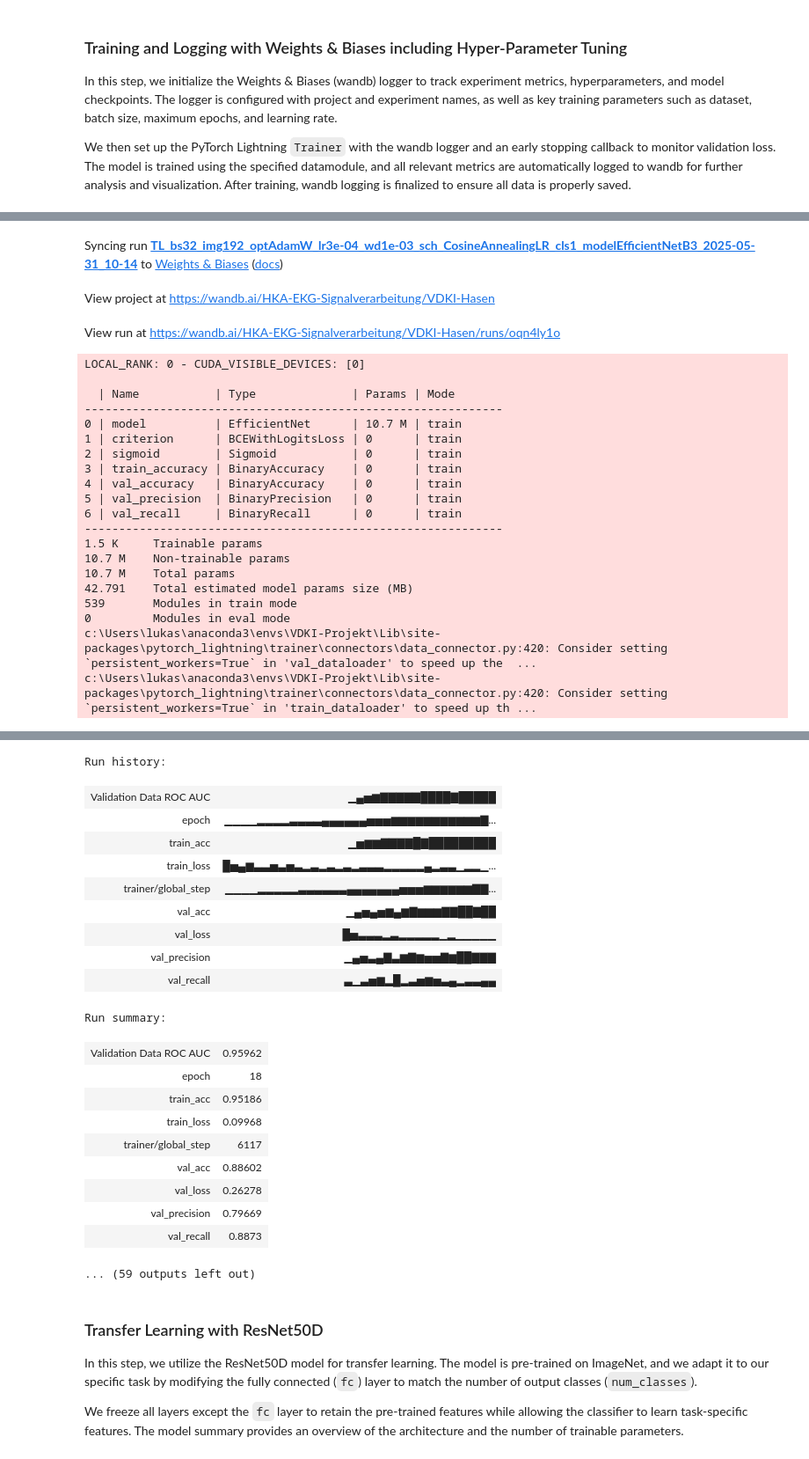
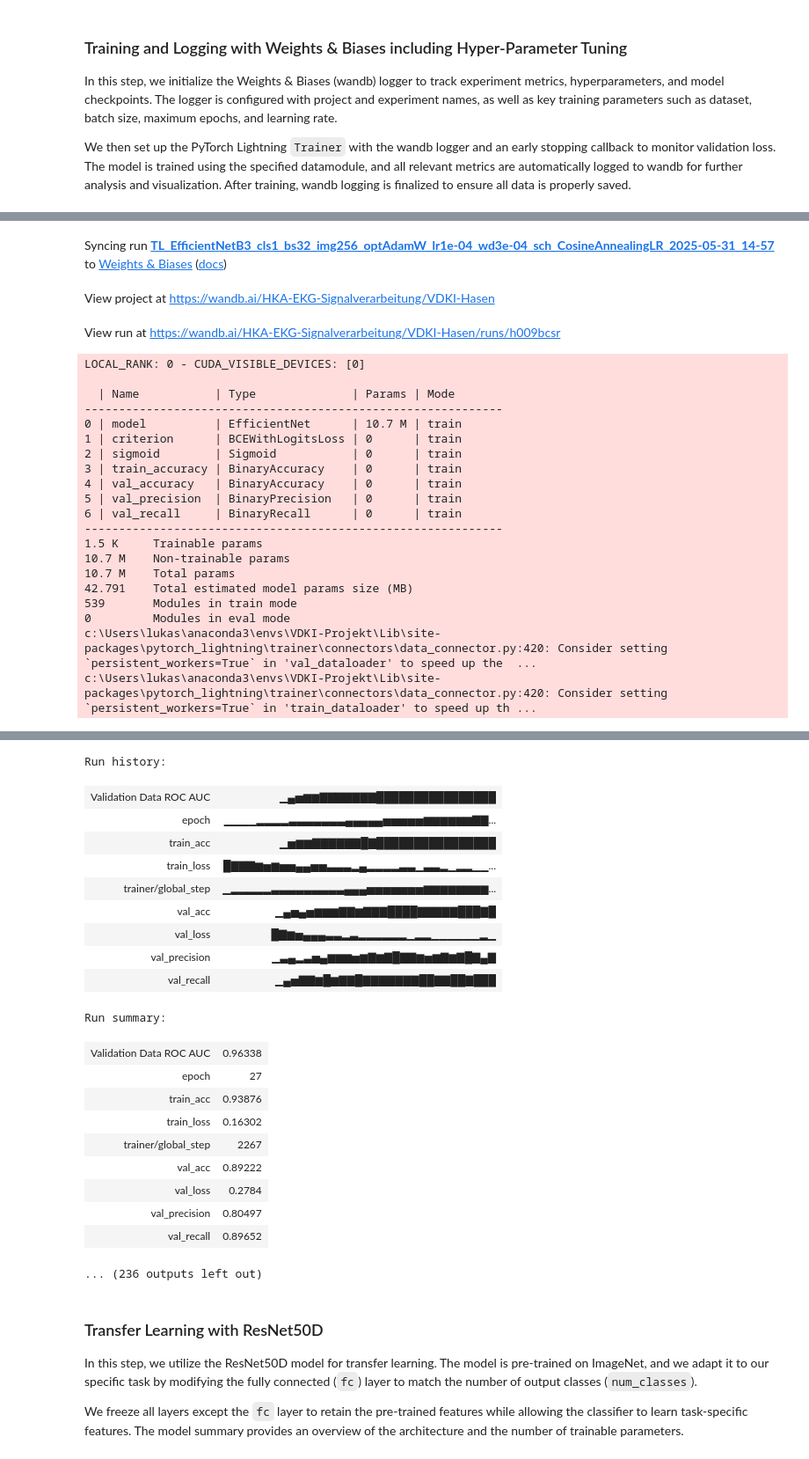
Before and after one commit to lukpausr/HKA_VDKI, a Jupyter notebook: main transferlearning.ipynb, the cells around one changed output, grey strips where cells are left out. Shown: that part at 88% size. Drawn from its saved outputs; the diff is of its cells as text; code cells hidden in the pictures.

```diff
--- a/main transferlearning.ipynb
+++ b/main transferlearning.ipynb
@@ -130,7 +130,7 @@ config['sweep_id'] = datetime.datetime.now().strftime("%Y%m%d_%H%M")
 
 def objective(trial):
     model_fct = getEfficientNetB3_model
-    trainer = OptunaTrainer(
+    trainer = TLOptunaTrainer(
         model=model_fct,                        # Function to create the model
         config=config,
         normalize_mean=[0.485, 0.456, 0.406],
@@ -146,8 +146,7 @@ study = optuna.create_study(direction="minimize")  # because we minimize val_los
 optuna.logging.set_verbosity(optuna.logging.WARNING)
 
 # Start the hyperparameter optimization
-# study.optimize(objective, n_trials=config['number_of_trials'])
-study.optimize(objective, n_trials=5)
+study.optimize(objective, n_trials=config['number_of_trials'])
 
 # Best result
 print("Best trial:")
@@ -165,48 +164,48 @@ Run data is saved locally in .\wandb\run-20250531_101439-oqn4ly1o
-Syncing run TL_bs32_img192_optAdamW_lr3e-04_wd1e-03_sch_CosineAnnealingLR_cls1_modelEfficientNetB3_2025-05-31_10-14 to Weights & Biases (docs)
+Syncing run TL_EfficientNetB3_cls1_bs32_img256_optAdamW_lr1e-04_wd3e-04_sch_CosineAnnealingLR_2025-05-31_14-57 to Weights & Biases (docs)
 View project at https://wandb.ai/HKA-EKG-Signalverarbeitung/VDKI-Hasen
-View run at https://wandb.ai/HKA-EKG-Signalverarbeitung/VDKI-Hasen/runs/oqn4ly1o
+View run at https://wandb.ai/HKA-EKG-Signalverarbeitung/VDKI-Hasen/runs/h009bcsr
 LOCAL_RANK: 0 - CUDA_VISIBLE_DEVICES: [0]
 
   | Name           | Type              | Params | Mode
 -------------------------------------------------------------
 0 | model          | EfficientNet      | 10.7 M | train
 1 | criterion      | BCEWithLogitsLoss | 0      | train
 2 | sigmoid        | Sigmoid           | 0      | train
 3 | train_accuracy | BinaryAccuracy    | 0      | train
 4 | val_accuracy   | BinaryAccuracy    | 0      | train
 5 | val_precision  | BinaryPrecision   | 0      | train
 6 | val_recall     | BinaryRecall      | 0      | train
 -------------------------------------------------------------
 1.5 K     Trainable params
 10.7 M    Non-trainable params
 10.7 M    Total params
 42.791    Total estimated model params size (MB)
 539       Modules in train mode
 0         Modules in eval mode
 c:\Users\lukas\anaconda3\envs\VDKI-Projekt\Lib\site-packages\pytorch_lightning\trainer\connectors\data_connector.py:420: Consider setting `persistent_workers=True` in 'val_dataloader' to speed up the  ...
 c:\Users\lukas\anaconda3\envs\VDKI-Projekt\Lib\site-packages\pytorch_lightning\trainer\connectors\data_connector.py:420: Consider setting `persistent_workers=True` in 'train_dataloader' to speed up th ...
 [interactive output not drawn]
 Run history:
-| Validation Data ROC AUC | ▁▄▅▆▇▇▇▇▇████▇█████ |
-| epoch | ▁▁▁▁▂▂▂▂▃▃▃▃▄▄▄▄▄▄▅▅▅▆▆▆▆▆▆▆▆▆▆▆▇... |
-| train_acc | ▁▅▆▆▇▇▇▇█▇█████████ |
-| train_loss | █▅▄▆▃▃▅▃▅▃▂▃▂▃▂▃▂▃▃▃▂▂▂▂▂▄▂▃▃▁▂▂▁... |
-| trainer/global_step | ▁▁▁▁▂▂▂▂▂▃▃▃▃▃▃▄▄▄▄▄▄▄▅▅▅▆▆▆▆▆▆▇▇... |
-| val_acc | ▁▄▅▄▅▆▄▆▇▆▆▆▇▇██▇██ |
-| val_loss | █▅▃▃▃▂▃▂▂▂▂▂▁▂▁▁▁▁▁ |
-| val_precision | ▁▄▅▃▄▇▃▆▇▆▅▅▇▆██▇▇▇ |
-| val_recall | ▃▁▃▅▆▂█▂▃▅▆▅▃▄▂▃▃▄▄ |
+| Validation Data ROC AUC | ▁▄▅▆▆▇▇▇▇▇▇▇████████████████ |
+| epoch | ▁▁▁▁▂▂▂▂▃▃▃▃▃▃▃▄▄▄▄▄▅▅▅▅▅▆▆▆▆▆▆▇▇... |
+| train_acc | ▁▅▆▆▇▇▇▇▇▇█▇████████████████ |
+| train_loss | █▇▇▇▆▅▆▅▅▄▄▅▅▃▃▃▂▄▂▂▂▂▃▃▁▃▃▂▁▂▂▁▁... |
+| trainer/global_step | ▁▂▂▂▂▂▃▃▃▃▃▃▃▃▃▄▄▄▅▅▅▅▅▅▅▆▆▆▆▆▆▆▆... |
+| val_acc | ▁▄▅▄▅▆▆▆▇▇▆▇▇▇████▇▇▇▇▇███▇█ |
+| val_loss | █▇▆▅▄▄▄▃▃▂▃▂▂▂▂▂▂▁▂▂▁▁▁▁▁▁▂▁ |
+| val_precision | ▁▃▄▂▃▅▄▆▆▆▅▆▇▆▇█▇▇▆▅▆▇▆▇█▇▄▇ |
+| val_recall | ▁▄▅▇▇▆█▆▇▇█▇▇▇▇▇▇▇██▇▇██▇███ |
 Run summary:
-| Validation Data ROC AUC | 0.95962 |
-| epoch | 18 |
-| train_acc | 0.95186 |
-| train_loss | 0.09968 |
-| trainer/global_step | 6117 |
-| val_acc | 0.88602 |
-| val_loss | 0.26278 |
-| val_precision | 0.79669 |
-| val_recall | 0.8873 |
+| Validation Data ROC AUC | 0.96338 |
+| epoch | 27 |
+| train_acc | 0.93876 |
+| train_loss | 0.16302 |
+| trainer/global_step | 2267 |
+| val_acc | 0.89222 |
+| val_loss | 0.2784 |
+| val_precision | 0.80497 |
+| val_recall | 0.89652 |
-... (59 outputs left out)
+... (236 outputs left out)
 # %%
 optuna.visualization.plot_optimization_history(study)
 # %%
```
Also changed, not shown: parts of 8 cells of this notebook, 1 other file.
